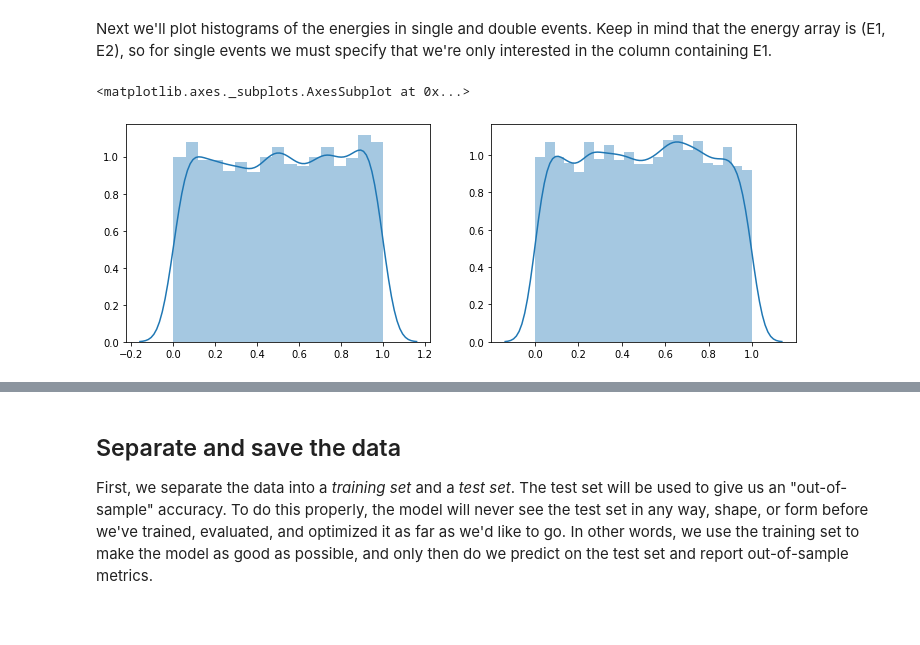
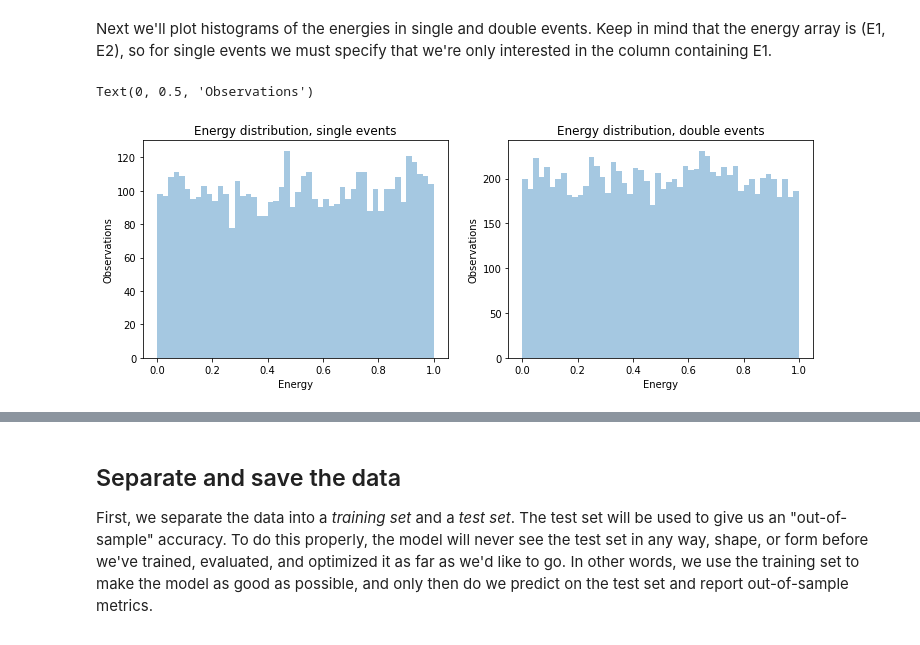
Before and after one commit to geirtul/event_classification_example, a Jupyter notebook: notebooks/data_import_exploration.ipynb, the cells around one changed output, grey strips where cells are left out. Drawn from its saved outputs; the diff is of its cells as text; code cells hidden in the pictures.

Commit message:
Updated with relative energies, separations distances etc.

```diff
--- a/notebooks/data_import_exploration.ipynb
+++ b/notebooks/data_import_exploration.ipynb
@@ -300,10 +301,16 @@ is (E1, E2), so for single events we must specify that we're only interested in
 # %%
 import seaborn as sns
 
 fig, ax = plt.subplots(1, 2, figsize=(12, 4))
-sns.distplot(energies[singles, 0], ax=ax[0])
-sns.distplot(energies[doubles], ax=ax[1])
-ax[0].set_title
+sns.distplot(energies[singles, 0], bins=50, kde=False, ax=ax[0])
+ax[0].set_title("Energy distribution, single events")
+ax[0].set_xlabel("Energy")
+ax[0].set_ylabel("Observations")
+
+sns.distplot(energies[doubles], bins=50, kde=False, ax=ax[1])
+ax[1].set_title("Energy distribution, double events")
+ax[1].set_xlabel("Energy")
+ax[1].set_ylabel("Observations")
 # %% [output]
-<matplotlib.axes._subplots.AxesSubplot at 0x...>
+Text(0, 0.5, 'Observations')
-[figure, old version]
+[figure, new version]
```
Also changed, not shown: parts of 30 cells of this notebook.
